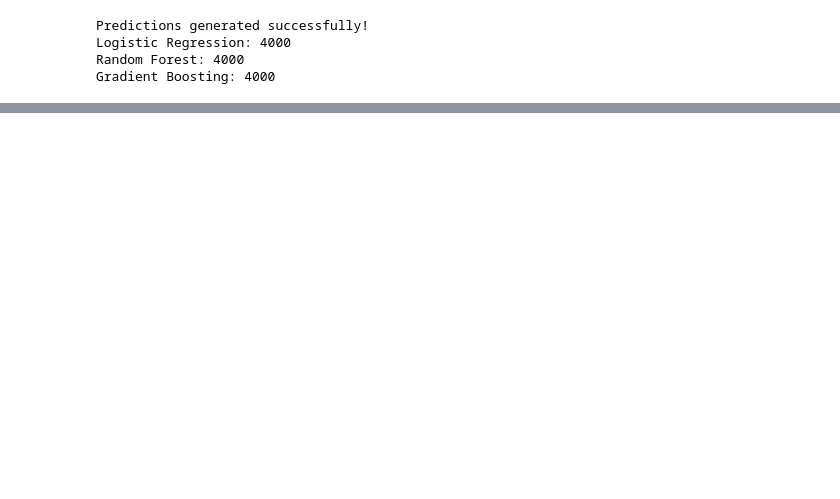
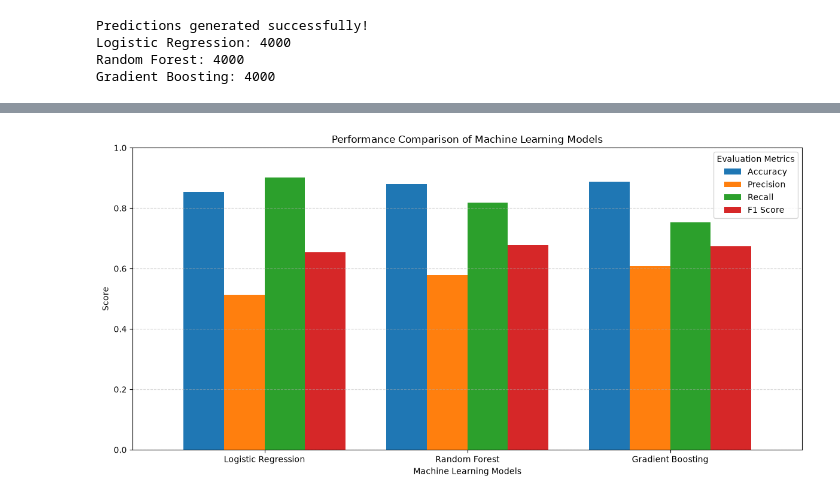
Before and after one commit to Krishnalund/CivicFix, a Jupyter notebook: notebooks/04_model_evaluation.ipynb, the cells around one changed output, grey strips where cells are left out. Drawn from its saved outputs; the diff is of its cells as text; code cells hidden in the pictures; blank space fills up the shorter version.

Commit message:
Fix and verify model evaluation notebook

```diff
--- a/notebooks/04_model_evaluation.ipynb
+++ b/notebooks/04_model_evaluation.ipynb
@@ -356,21 +196,20 @@ to
 # %%
-
 import joblib
 
-# Load trained models
+# Load corrected trained models
 logistic_model = joblib.load(
-    "/content/civicfix_assets/models/logistic_regression.pkl"
+    models_path / "logistic_regression.pkl"
 )
 
 random_forest_model = joblib.load(
-    "/content/civicfix_assets/models/random_forest.pkl"
+    models_path / "random_forest.pkl"
 )
 
 gradient_boosting_model = joblib.load(
-    "/content/civicfix_assets/models/gradient_boosting.pkl"
+    models_path / "gradient_boosting.pkl"
 )
 
-print("All three trained models loaded successfully!")
+print("All three models loaded successfully!")
 
 print("\nLogistic Regression:", type(logistic_model))
 print("Random Forest:", type(random_forest_model))
@@ -467,0 +304,24 @@ F1 Score: 0.673
+# %%
+
+# Model Performance Comparison Graph
+
+metrics = ["Accuracy", "Precision", "Recall", "F1 Score"]
+
+results_df.set_index("Model")[metrics].plot(
+    kind="bar",
+    figsize=(12, 6),
+    width=0.8
+)
+
+plt.title("Performance Comparison of Machine Learning Models")
+plt.xlabel("Machine Learning Models")
+plt.ylabel("Score")
+plt.ylim(0, 1)
+plt.xticks(rotation=0)
+plt.legend(title="Evaluation Metrics")
+plt.grid(axis="y", linestyle="--", alpha=0.5)
+
+plt.tight_layout()
+plt.show()
+# %% [output]
+[figure, added]
```
Also changed, not shown: parts of 19 cells of this notebook.
